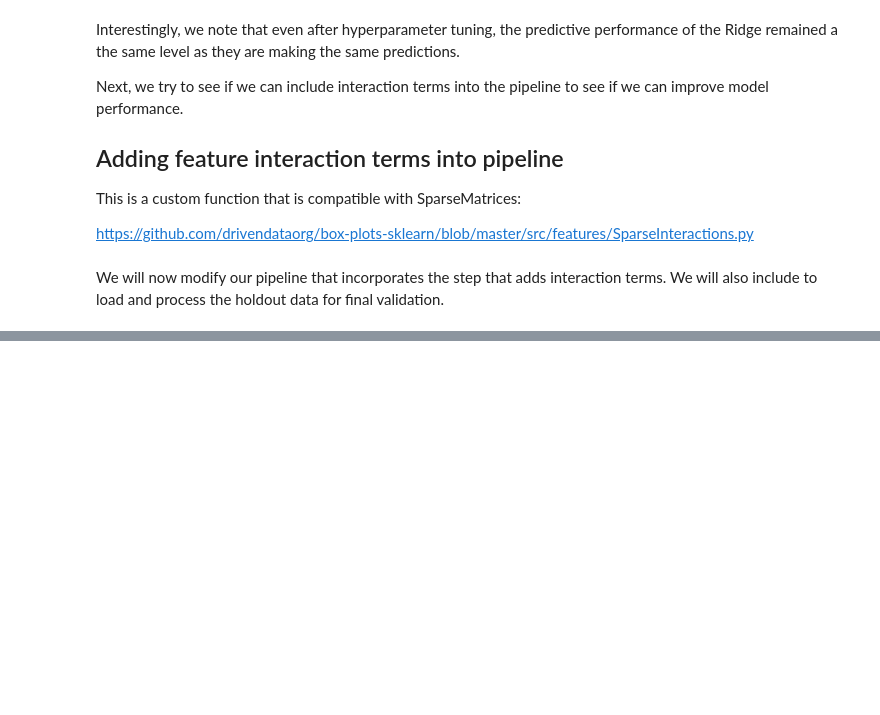
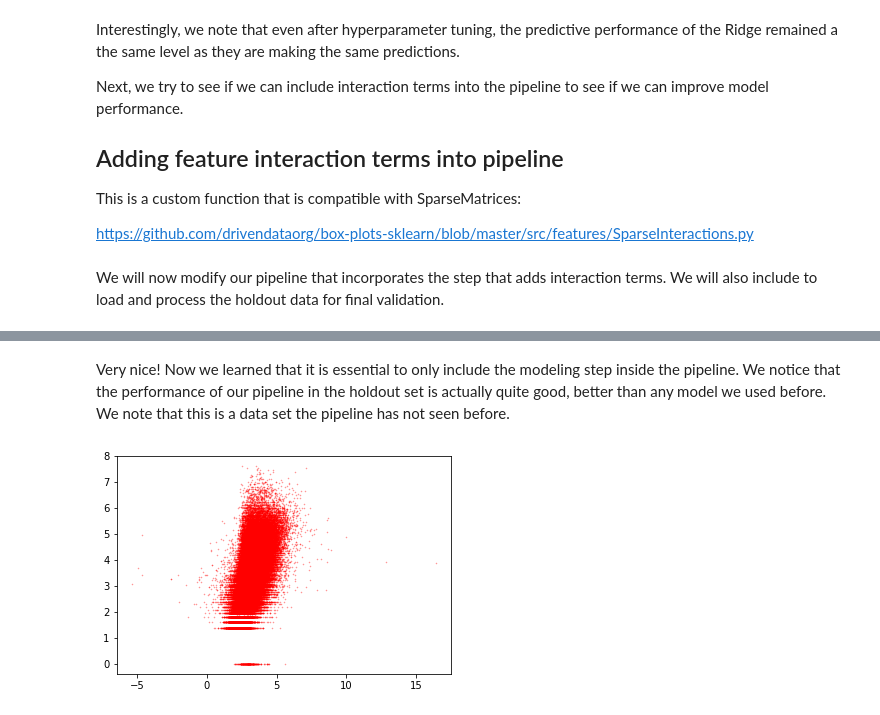
Before and after one commit to ayguno/Kaggle-Mercari-Price-Suggestion-Challenge, a Jupyter notebook: Kaggle Mercari Price Suggestion Challenge IPython Kernel.ipynb, the cells around one changed output, grey strips where cells are left out. Cells and saved outputs as stored; diff of their text form; code cells hidden in the pictures; blank space fills up the shorter version.

```diff
--- a/Kaggle Mercari Price Suggestion Challenge IPython Kernel.ipynb
+++ b/Kaggle Mercari Price Suggestion Challenge IPython Kernel.ipynb
@@ -760,0 +995,3 @@ os.listdir()
+# %%
+# Train our pipeline using training set
+pl3.fit(X_train,y_train)
@@ -760,0 +1020,4 @@ os.listdir()
+# %%
+# Make predictions using the holdout set
+y_pred3 = pl3.predict(X_holdout)
+np.sqrt(mean_squared_error(y_holdout,y_pred3))
@@ -760,0 +1030,7 @@ os.listdir()
+# %% [markdown]
+Very nice! Now we learned that it is essential to only include the modeling step inside the pipeline. We notice that the performance of our pipeline in the holdout set is actually quite good, better than any model we used before. We note that this is a data set the pipeline has not seen before.
+# %%
+plt.scatter(y_pred3,y_holdout, s = 0.3, c = "r", alpha = 0.4)
+plt.show()
+# %% [output]
+[figure, added]
```
Also changed, not shown: parts of 33 cells of this notebook.
